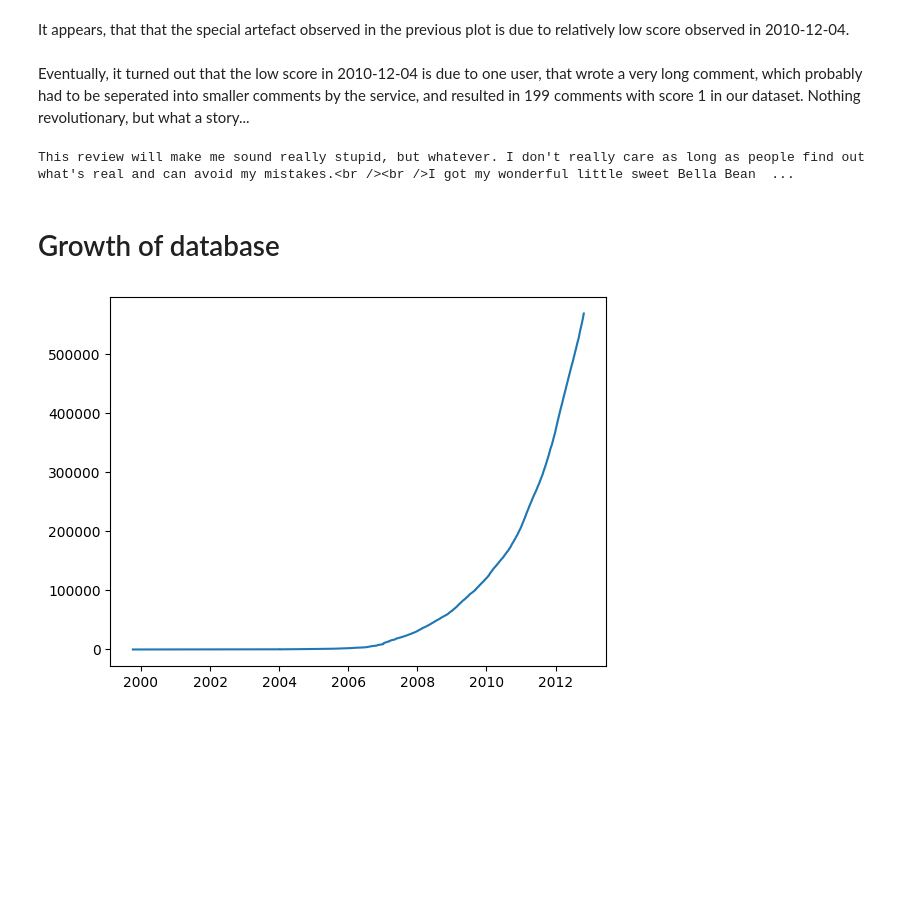
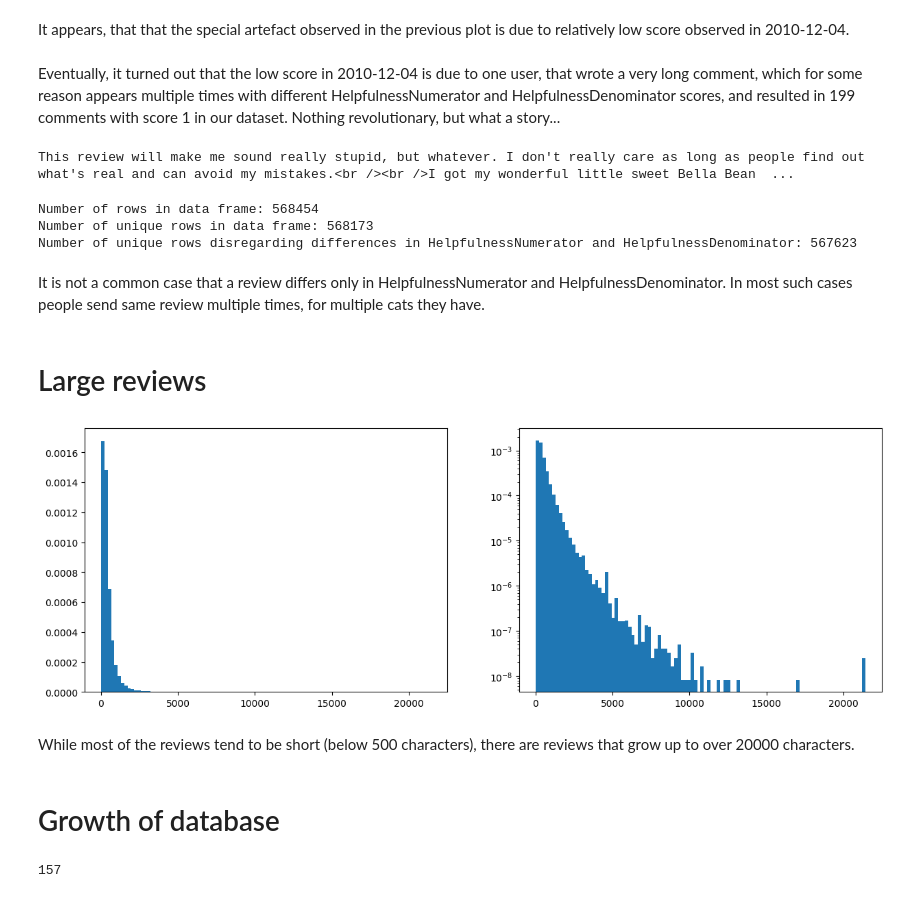
Before and after one commit to amakarewicz/2023-DTU-Computational-Tools-For-DS-Amazon-Food-Reviews, a Jupyter notebook: TimeSeries.ipynb, the cells around one changed output. Cells and saved outputs as stored; diff of their text form; code cells hidden in the pictures; blank space fills up the shorter version.

```diff
--- a/TimeSeries.ipynb
+++ b/TimeSeries.ipynb
@@ -79,14 +80,34 @@ It appears, that that the special artefact observed in the previous plot is due
 # %% [markdown]
-Eventually, it turned out that the low score in 2010-12-04 is due to one user, that wrote a very long comment, which probably had to be seperated into smaller comments by the service, and resulted in 199 comments with score 1 in our dataset. Nothing revolutionary, but what a story...
+Eventually, it turned out that the low score in 2010-12-04 is due to one user, that wrote a very long comment, which for some reason appears multiple times with different HelpfulnessNumerator and HelpfulnessDenominator scores, and resulted in 199 comments with score 1 in our dataset. Nothing revolutionary, but what a story...
 # %%
 print(data.iloc[197268].Text)
 # %% [output]
 This review will make me sound really stupid, but whatever. I don't really care as long as people find out what's real and can avoid my mistakes.<br /><br />I got my wonderful little sweet Bella Bean  ...
+# %%
+print(f'Number of rows in data frame: {data.shape[0]}')
+print(f'Number of unique rows in data frame: {data.drop_duplicates().shape[0]}')
+print(f'Number of unique rows disregarding differences in HelpfulnessNumerator and HelpfulnessDenominator:
+      {data.drop(columns=["HelpfulnessNumerator", "HelpfulnessDenominator"]).drop_duplicates().shape[0]}')
+# %% [output]
+Number of rows in data frame: 568454
+Number of unique rows in data frame: 568173
+Number of unique rows disregarding differences in HelpfulnessNumerator and HelpfulnessDenominator: 567623
+# %% [markdown]
+It is not a common case that a review differs only in HelpfulnessNumerator and HelpfulnessDenominator. In most such cases people send same review multiple times, for multiple cats they have.
+# %% [markdown]
+# Large reviews
+# %%
+text_len = data['Text'].apply(len)
+sorted_text = text_len.sort_values(ascending=False)
+
+fig, axes = plt.subplots(1, 2, figsize=(15, 5))
+axes[0].hist(sorted_text, 100, density=True)
+axes[1].hist(sorted_text, 100, density=True)
+axes[1].set_yscale('log')
+plt.show()
+# %% [output]
+[figure, added]
+# %% [markdown]
+While most of the reviews tend to be short (below 500 characters), there are reviews that grow up to over 20000 characters.
 # %% [markdown]
 # Growth of database
-# %%
-plt.plot(data.Time, data.index.to_series() + 1, label='All reviews')
-plt.plot()
-plt.show()
-# %% [output]
-[figure, removed]
@@ -92,0 +118,4 @@ plt.show()
+# %%
+len(data_size_monthly)
+# %% [output]
+157
```
Also changed, not shown: parts of 7 cells of this notebook.
